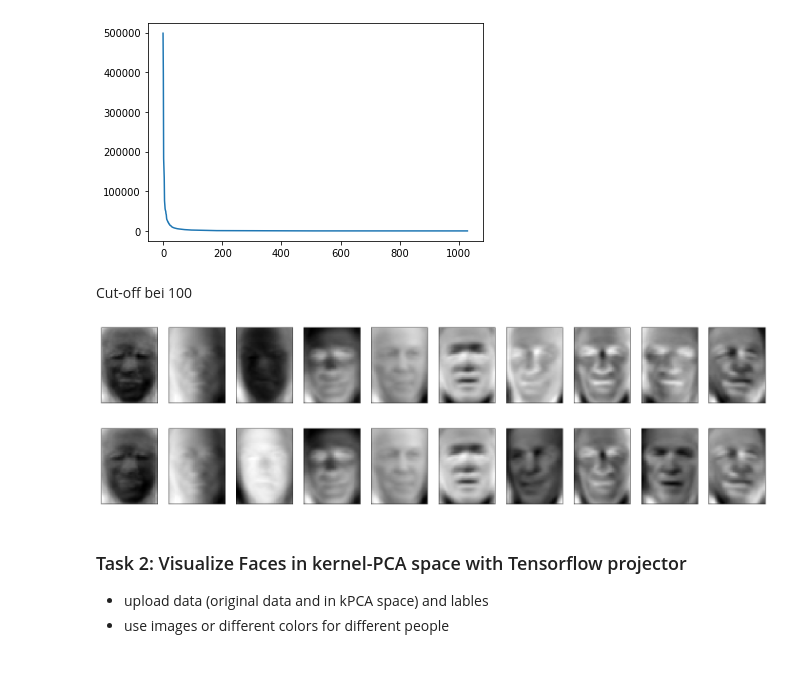
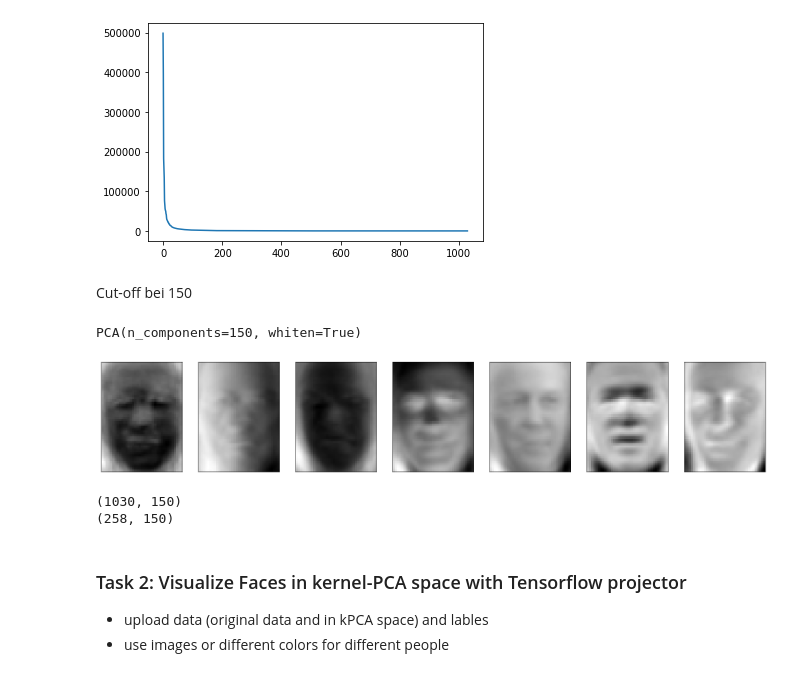
Before and after one commit to Ananassio/Data-Minig-Lab, a Jupyter notebook: Week_4/Assignment_face_recognition.ipynb, the cells around one changed output. Cells and saved outputs as stored; diff of their text form; code cells hidden in the pictures.

```diff
--- a/Week_4/Assignment_face_recognition.ipynb
+++ b/Week_4/Assignment_face_recognition.ipynb
@@ -80,29 +80,30 @@ plt.plot(pca.explained_variance_)
 [<matplotlib.lines.Line2D at 0x...>]
 [figure]
 # %% [markdown]
-Cut-off bei 100
+Cut-off bei 150
+# %%
+#fit the model angain and cut-off at 100
+pca = PCA(n_components=150, whiten=True)
+pca.fit(X_train)
+# %% [output]
+PCA(n_components=150, whiten=True)
 # %%
-#have look at the first 10 Eigen-Vectors
-# only train set
-fig, ax = plt.subplots(1, 10, figsize=(25,16))
-for i in range(10):
-    ax[i].imshow(pca.components_[i].reshape(50,37))
+#have look at the first 7 Eigen-Vectors
+fig, ax = plt.subplots(1, 7, figsize=(25,16))
+for i in range(7):
+    ax[i].imshow(pca.components_[i].reshape(h,w))
     ax[i].set_yticks([])
     ax[i].set_xticks([])
 # %% [output]
-[figure, old version]
+[figure, new version]
-# %%
-pca = PCA(whiten=True)
-pca.fit(X)
-#have look at the first 10 Eigen-Vectors
-#train and test set
-fig, ax = plt.subplots(1, 10, figsize=(25,16))
-for i in range(10):
-    ax[i].imshow(pca.components_[i].reshape(50,37))
-    ax[i].set_yticks([])
-    ax[i].set_xticks([])
-# %% [output]
-[figure, removed]
+# %%
+X_train_pca = pca.transform(X_train)
+X_test_pca = pca.transform(X_test)
+print(X_train_pca.shape)
+print(X_test_pca.shape)
+# %% [output]
+(1030, 150)
+(258, 150)
 # %% [markdown]
 ### Task 2: Visualize Faces in kernel-PCA space with Tensorflow projector
 * upload data (original data and in kPCA space) and lables
```
Also changed, not shown: parts of 5 cells of this notebook.
